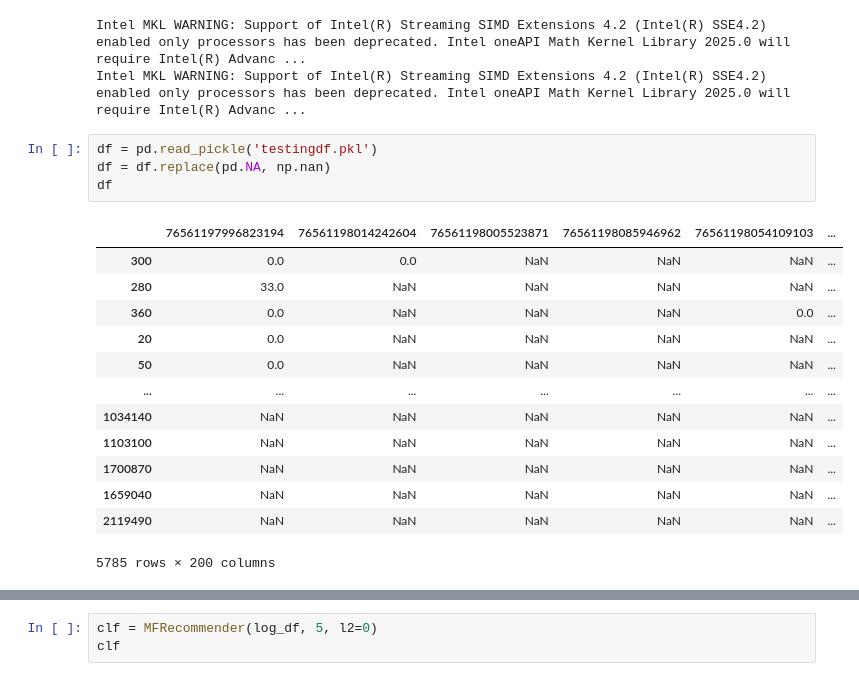
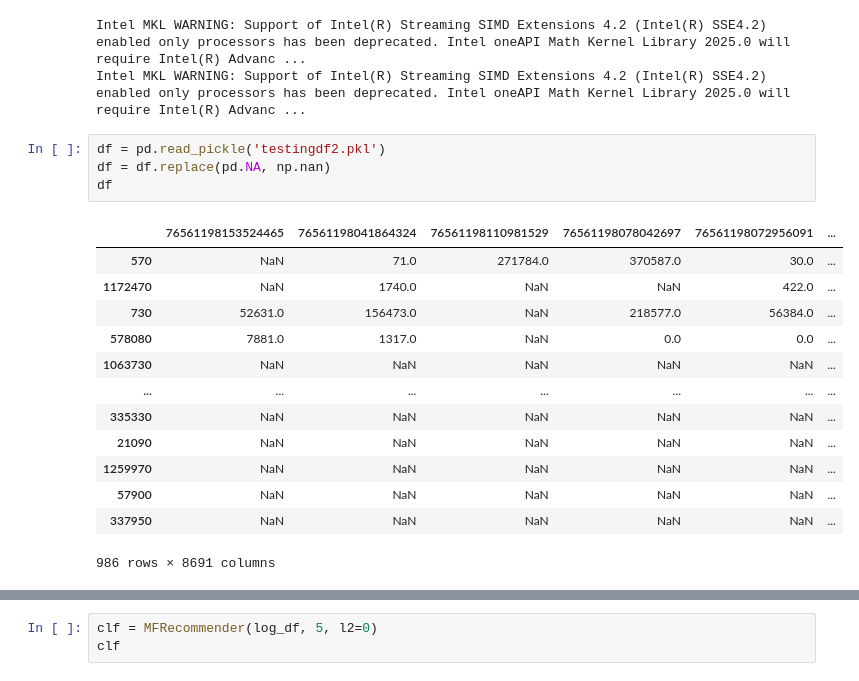
Before and after one commit to jschroeder35/gamergaminghabits, a Jupyter notebook: Recommender_model.ipynb, the cells around one changed output, grey strips where cells are left out. Saved outputs shown, nothing was run; the diff lists cells and outputs as text.

```diff
--- a/Recommender_model.ipynb
+++ b/Recommender_model.ipynb
@@ -6,23 +6,23 @@ from sklearn.model_selection import train_test_split
 Intel MKL WARNING: Support of Intel(R) Streaming SIMD Extensions 4.2 (Intel(R) SSE4.2) enabled only processors has been deprecated. Intel oneAPI Math Kernel Library 2025.0 will require Intel(R) Advanc ...
 Intel MKL WARNING: Support of Intel(R) Streaming SIMD Extensions 4.2 (Intel(R) SSE4.2) enabled only processors has been deprecated. Intel oneAPI Math Kernel Library 2025.0 will require Intel(R) Advanc ...
 # %%
-df = pd.read_pickle('testingdf.pkl')
+df = pd.read_pickle('testingdf2.pkl')
 df = df.replace(pd.NA, np.nan)
 df
 # %% [output]
-|  | 76561197996823194 | 76561198014242604 | 76561198005523871 | 76561198085946962 | 76561198054109103 | ... |
-| 300 | 0.0 | 0.0 | NaN | NaN | NaN | ... |
-| 280 | 33.0 | NaN | NaN | NaN | NaN | ... |
-| 360 | 0.0 | NaN | NaN | NaN | 0.0 | ... |
-| 20 | 0.0 | NaN | NaN | NaN | NaN | ... |
-| 50 | 0.0 | NaN | NaN | NaN | NaN | ... |
+|  | 76561198153524465 | 76561198041864324 | 76561198110981529 | 76561198078042697 | 76561198072956091 | ... |
+| 570 | NaN | 71.0 | 271784.0 | 370587.0 | 30.0 | ... |
+| 1172470 | NaN | 1740.0 | NaN | NaN | 422.0 | ... |
+| 730 | 52631.0 | 156473.0 | NaN | 218577.0 | 56384.0 | ... |
+| 578080 | 7881.0 | 1317.0 | NaN | 0.0 | 0.0 | ... |
+| 1063730 | NaN | NaN | NaN | NaN | NaN | ... |
 | ... | ... | ... | ... | ... | ... | ... |
-| 1034140 | NaN | NaN | NaN | NaN | NaN | ... |
-| 1103100 | NaN | NaN | NaN | NaN | NaN | ... |
-| 1700870 | NaN | NaN | NaN | NaN | NaN | ... |
-| 1659040 | NaN | NaN | NaN | NaN | NaN | ... |
-| 2119490 | NaN | NaN | NaN | NaN | NaN | ... |
+| 335330 | NaN | NaN | NaN | NaN | NaN | ... |
+| 21090 | NaN | NaN | NaN | NaN | NaN | ... |
+| 1259970 | NaN | NaN | NaN | NaN | NaN | ... |
+| 57900 | NaN | NaN | NaN | NaN | NaN | ... |
+| 337950 | NaN | NaN | NaN | NaN | NaN | ... |
-5785 rows × 200 columns
+986 rows × 8691 columns
 # %%
 # This cell removes all zeroes from the dataframe, if uncommented.
 
```
Also changed, not shown: parts of 8 cells of this notebook.
